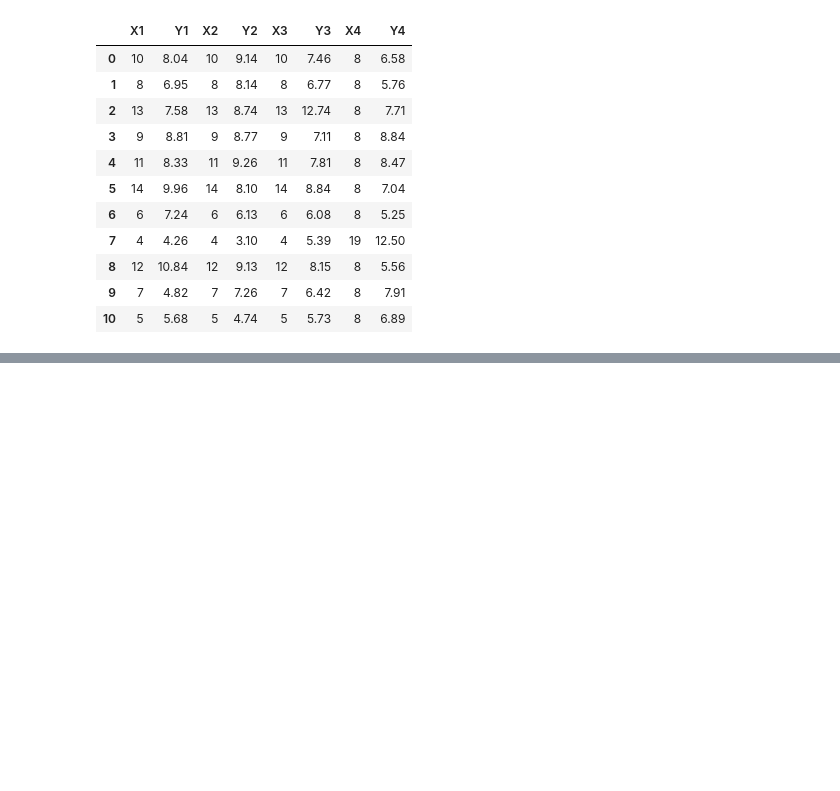
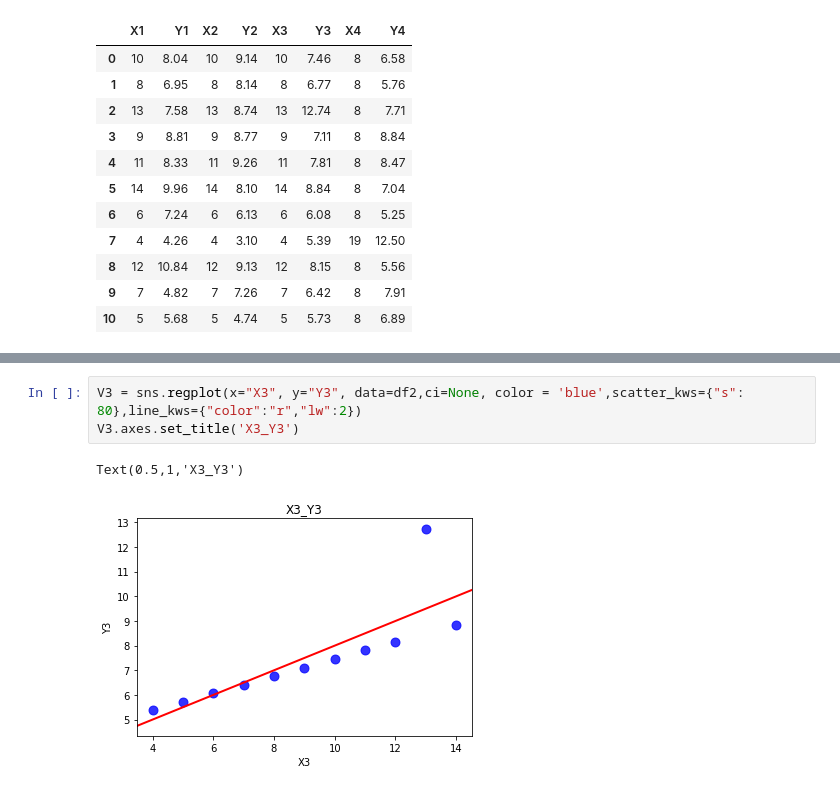
Before and after one commit to donalcarr/DC_Anscombe_dataset, a Jupyter notebook: Anscombe's quartet dataset.ipynb, the cells around one changed output, grey strips where cells are left out. Saved outputs shown, nothing was run; the diff lists cells and outputs as text; blank space fills up the shorter version.

```diff
--- a/Anscombe's quartet dataset.ipynb
+++ b/Anscombe's quartet dataset.ipynb
@@ -76,0 +90,6 @@ sns.pairplot(df2.iloc[:,[0,1]])
+# %%
+V3 = sns.regplot(x="X3", y="Y3", data=df2,ci=None, color = 'blue',scatter_kws={"s": 80},line_kws={"color":"r","lw":2})
+V3.axes.set_title('X3_Y3')
+# %% [output]
+Text(0.5,1,'X3_Y3')
+[figure, added]
```
Also changed, not shown: parts of 14 cells of this notebook.
